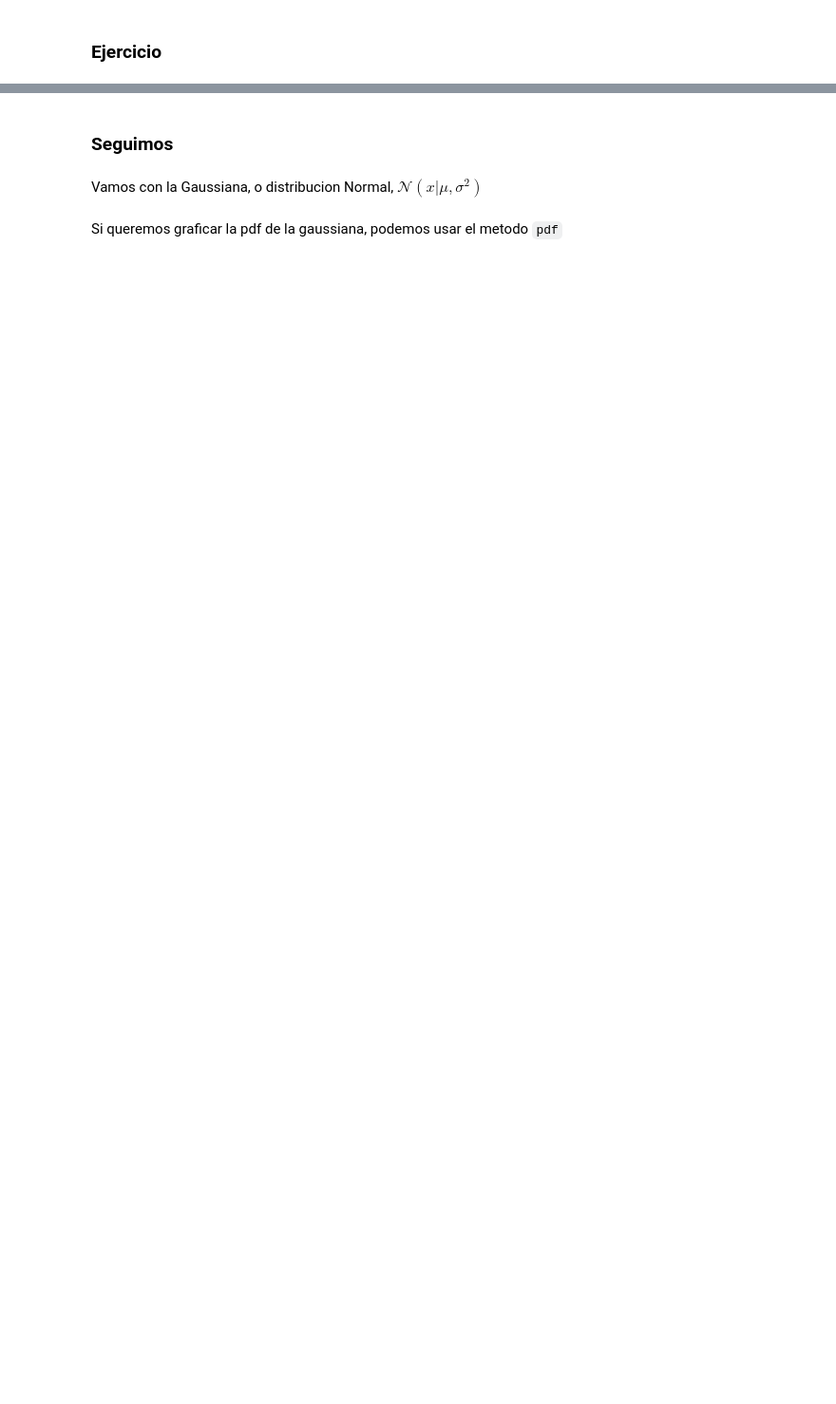
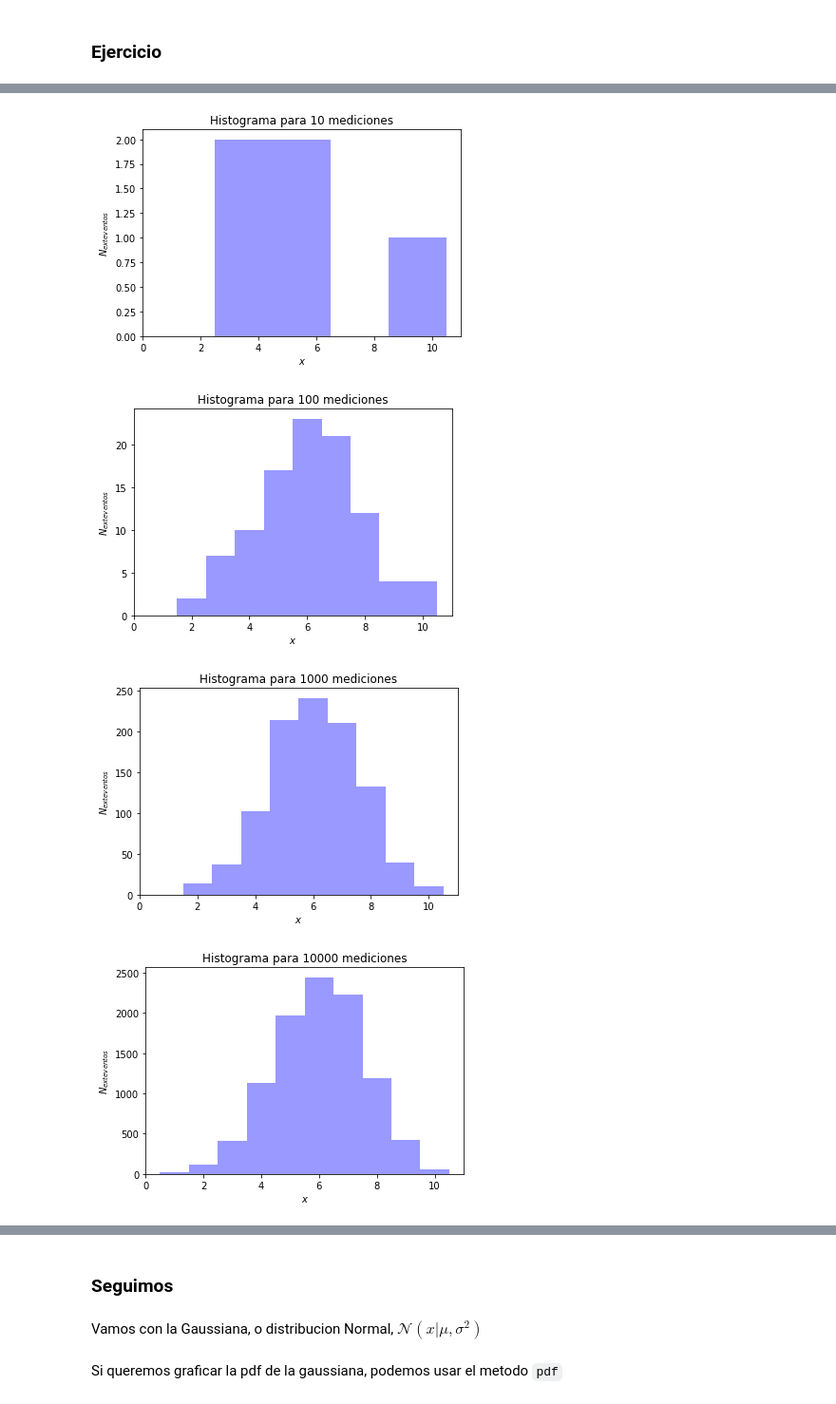
Before and after one commit to naikymen/ML_UNSAM, a Jupyter notebook: 02p_Probabilidad.ipynb, the cells around one changed output, grey strips where cells are left out. Shown at 95% size. Drawn from its saved outputs; the diff is of its cells as text; code cells hidden in the pictures; blank space fills up the shorter version.

```diff
--- a/02p_Probabilidad.ipynb
+++ b/02p_Probabilidad.ipynb
@@ -207,0 +343,15 @@ print(media_esperada,desviacion_estandar_esperada)
+# %%
+data = [tiradas[:m] for m in [10,100,1000,10000,100000,1000000]]
+bins=np.arange(-0.5,11.5,1.0)
+for dato in data:
+  plt.hist(dato,bins=bins,color='blue',alpha=0.4)
+  plt.xlim(0.0,11.0)
+  plt.xlabel('$x$')
+  plt.ylabel('$N_{\text{eventos}}$')
+  plt.title('Histograma para '+str(len(dato))+' mediciones')
+  plt.show()
+# %% [output]
+[figure, added]
+[figure, added]
+[figure, added]
+[figure, added]
```
Also changed, not shown: parts of 28 cells of this notebook.
